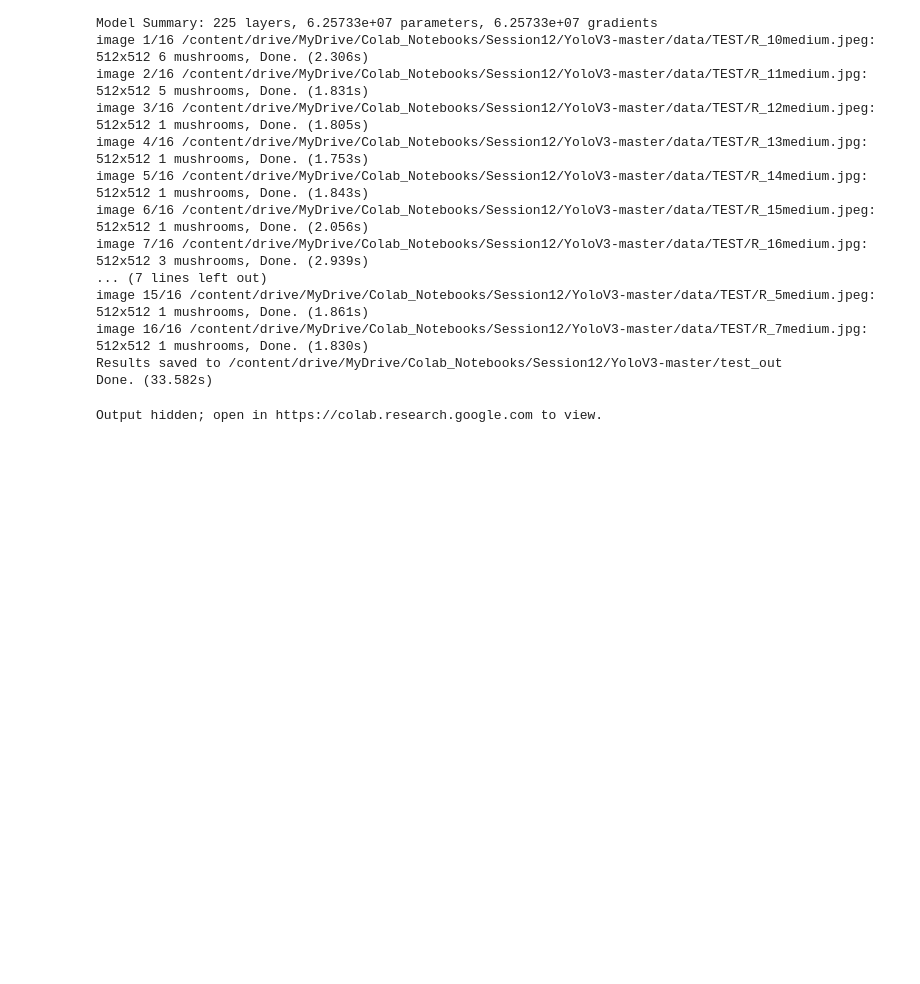
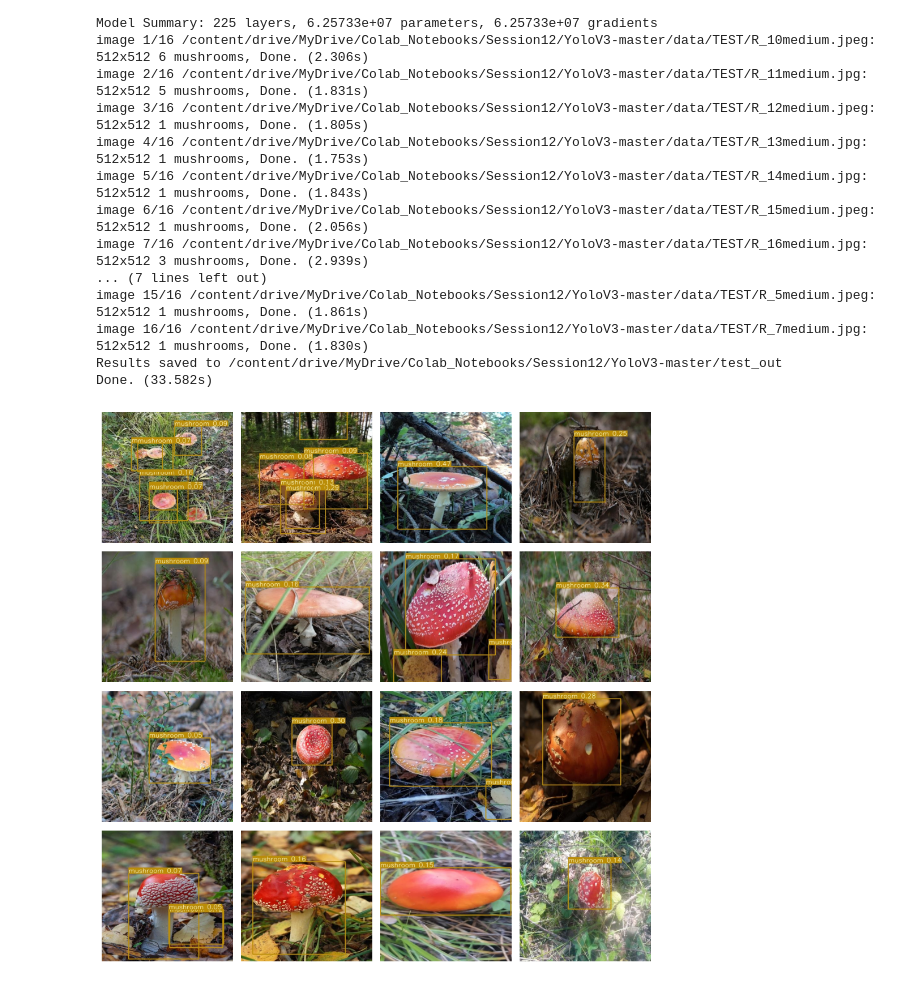
Before and after one commit to Shivdutta/ERA2-Session12, a Jupyter notebook: Yolo_Test.ipynb, the cells around one changed output. Saved outputs shown, nothing was run; the diff lists cells and outputs as text; code cells hidden in the pictures; blank space fills up the shorter version.

```diff
--- a/Yolo_Test.ipynb
+++ b/Yolo_Test.ipynb
@@ -36,32 +36,32 @@ remove_scrollbars_css = """
 <style>
 .output {
     overflow: visible !important;
 }
 </style>
 """
 
 display(HTML(remove_scrollbars_css))
 
 image_dir = "/content/drive/MyDrive/Colab_Notebooks/Session12/YoloV3-master/test_out"
 
 image_files = os.listdir(image_dir)
 
 image_files = image_files[:16]
 
-fig, axes = plt.subplots(4, 4, figsize=(20, 20))
+fig, axes = plt.subplots(4, 4, figsize=(10, 10))
 
 for i, image_file in enumerate(image_files):
     # Load image
     image_path = os.path.join(image_dir, image_file)
     image = Image.open(image_path)
 
     # Plot image
     row = i // 4
     col = i % 4
     axes[row, col].imshow(image)
     axes[row, col].axis('off')
 
 plt.tight_layout()
 plt.show()
 # %% [output]
-Output hidden; open in https://colab.research.google.com to view.
+[figure, added]
```
Also changed, not shown: parts of 1 cell of this notebook.
